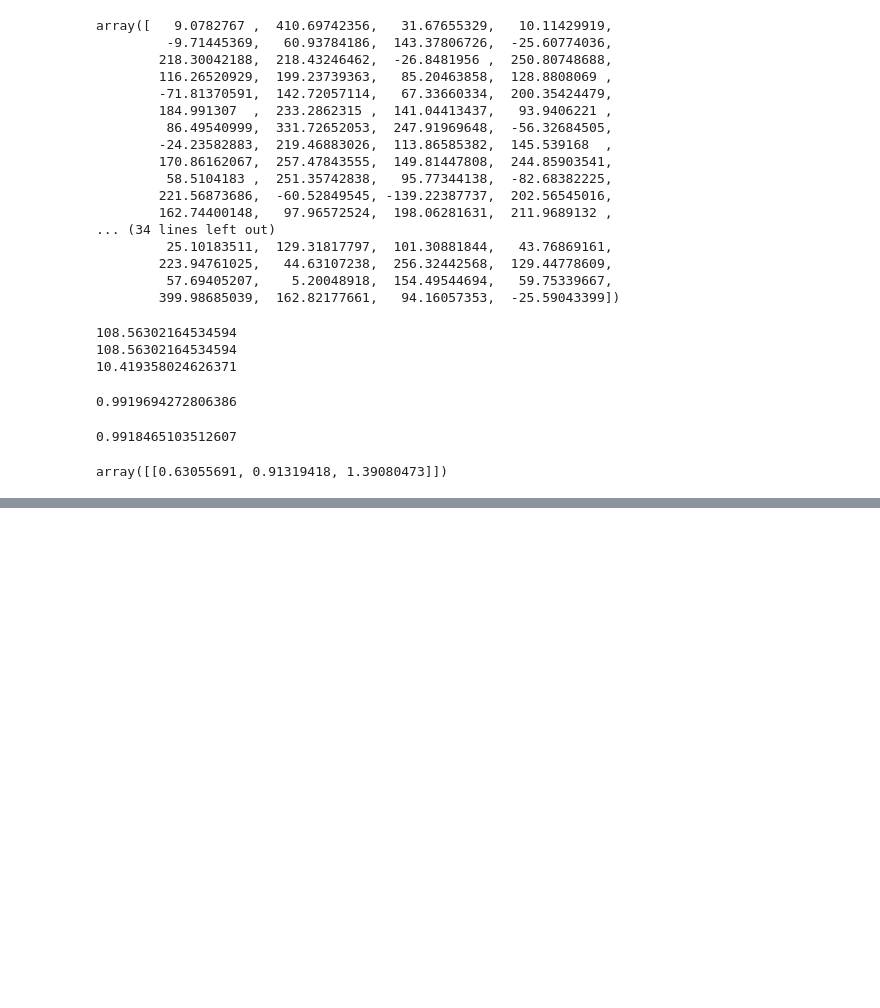
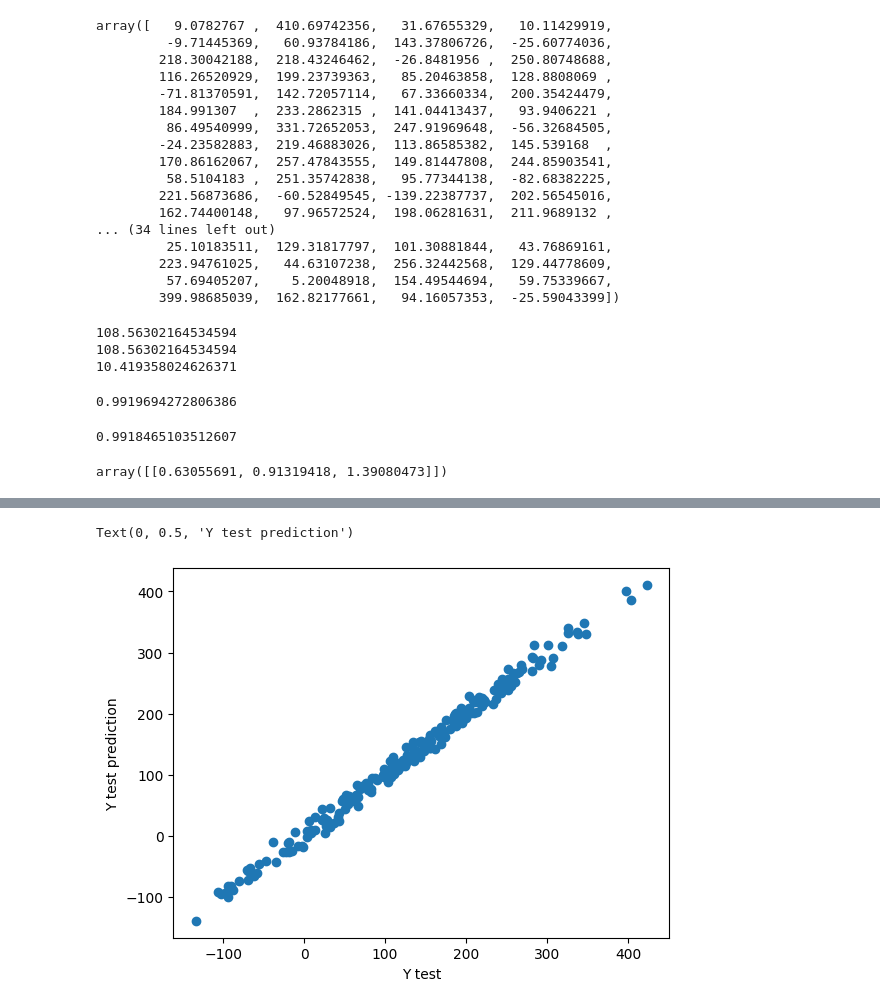
Before and after one commit to Kiritiaajd/MLOPS_practice, a Jupyter notebook: experiment/experiments.ipynb, the cells around one changed output, grey strips where cells are left out. Drawn from its saved outputs; the diff is of its cells as text; code cells hidden in the pictures; blank space fills up the shorter version.

```diff
--- a/experiment/experiments.ipynb
+++ b/experiment/experiments.ipynb
@@ -211,0 +212,7 @@ Prediction: [225.79112552]
+# %%
+plt.scatter(y_test , y_pred_test)
+plt.xlabel('Y test')
+plt.ylabel('Y test prediction')
+# %% [output]
+Text(0, 0.5, 'Y test prediction')
+[figure, added]
```
Also changed, not shown: parts of 3 cells of this notebook.
